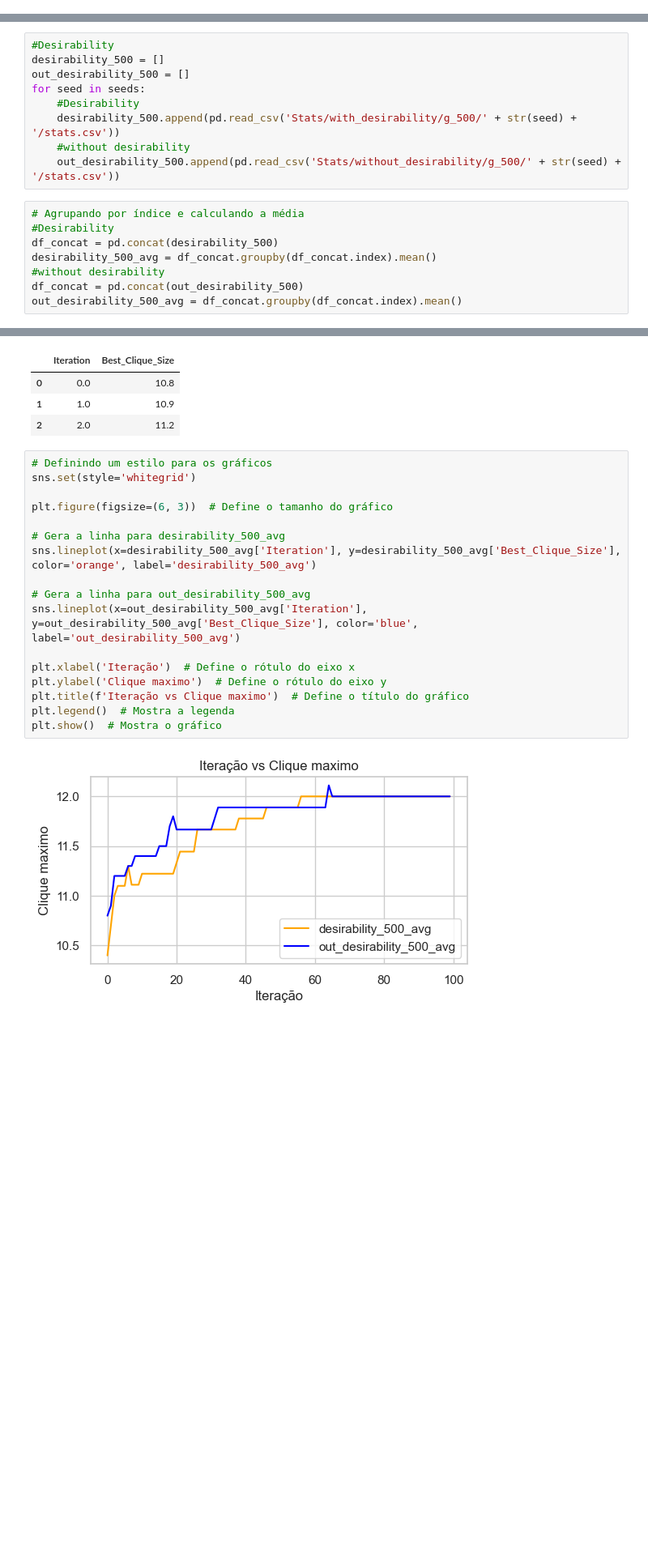
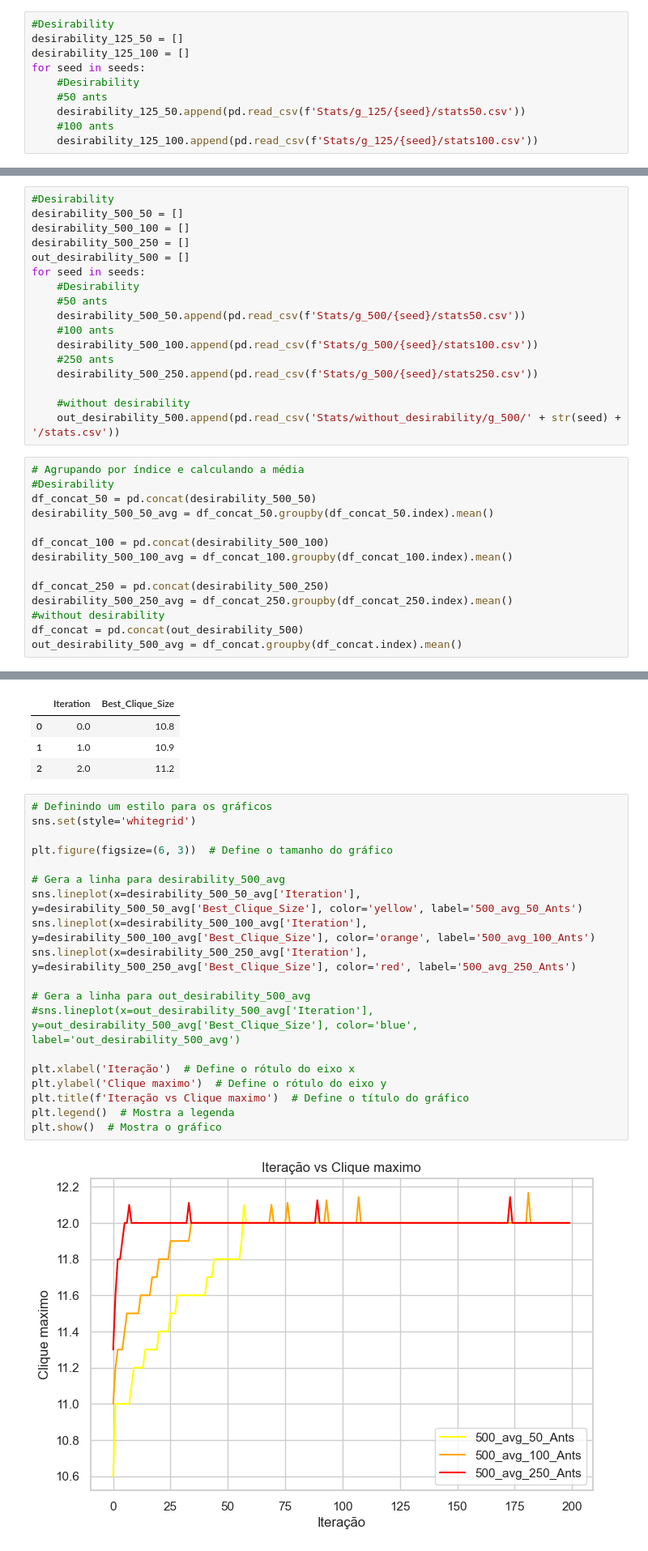
Before and after one commit to DiegoHMM/AntColonyOptimization, a Jupyter notebook: result_analisys.py.ipynb, the cells around one changed output, grey strips where cells are left out. Shown at 81% size. Cells and saved outputs as stored; diff of their text form; blank space fills up the shorter version.

```diff
--- a/result_analisys.py.ipynb
+++ b/result_analisys.py.ipynb
@@ -5,0 +10,10 @@ seeds = [57, 12, 89, 42, 76, 28, 63, 95, 51, 10]
+# %%
+#Desirability
+desirability_125_50 = []
+desirability_125_100 = []
+for seed in seeds:
+    #Desirability
+    #50 ants
+    desirability_125_50.append(pd.read_csv(f'Stats/g_125/{seed}/stats50.csv'))
+    #100 ants
+    desirability_125_100.append(pd.read_csv(f'Stats/g_125/{seed}/stats100.csv'))
@@ -7,18 +54,32 @@ seeds = [57, 12, 89, 42, 76, 28, 63, 95, 51, 10]
 # Graph 500
 # %%
 #Desirability
-desirability_500 = []
+desirability_500_50 = []
+desirability_500_100 = []
+desirability_500_250 = []
 out_desirability_500 = []
 for seed in seeds:
     #Desirability
-    desirability_500.append(pd.read_csv('Stats/with_desirability/g_500/' + str(seed) + '/stats.csv'))
+    #50 ants
+    desirability_500_50.append(pd.read_csv(f'Stats/g_500/{seed}/stats50.csv'))
+    #100 ants
+    desirability_500_100.append(pd.read_csv(f'Stats/g_500/{seed}/stats100.csv'))
+    #250 ants
+    desirability_500_250.append(pd.read_csv(f'Stats/g_500/{seed}/stats250.csv'))
+
     #without desirability
     out_desirability_500.append(pd.read_csv('Stats/without_desirability/g_500/' + str(seed) + '/stats.csv'))
 # %%
 # Agrupando por índice e calculando a média
 #Desirability
-df_concat = pd.concat(desirability_500)
-desirability_500_avg = df_concat.groupby(df_concat.index).mean()
+df_concat_50 = pd.concat(desirability_500_50)
+desirability_500_50_avg = df_concat_50.groupby(df_concat_50.index).mean()
+
+df_concat_100 = pd.concat(desirability_500_100)
+desirability_500_100_avg = df_concat_100.groupby(df_concat_100.index).mean()
+
+df_concat_250 = pd.concat(desirability_500_250)
+desirability_500_250_avg = df_concat_250.groupby(df_concat_250.index).mean()
 #without desirability
 df_concat = pd.concat(out_desirability_500)
 out_desirability_500_avg = df_concat.groupby(df_concat.index).mean()
@@ -39,21 +114,23 @@ out_desirability_500_avg.head(3)
 # %%
 # Definindo um estilo para os gráficos
 sns.set(style='whitegrid')
 
 plt.figure(figsize=(6, 3))  # Define o tamanho do gráfico
 
 # Gera a linha para desirability_500_avg
-sns.lineplot(x=desirability_500_avg['Iteration'], y=desirability_500_avg['Best_Clique_Size'], color='orange', label='desirability_500_avg')
+sns.lineplot(x=desirability_500_50_avg['Iteration'], y=desirability_500_50_avg['Best_Clique_Size'], color='yellow', label='500_avg_50_Ants')
+sns.lineplot(x=desirability_500_100_avg['Iteration'], y=desirability_500_100_avg['Best_Clique_Size'], color='orange', label='500_avg_100_Ants')
+sns.lineplot(x=desirability_500_250_avg['Iteration'], y=desirability_500_250_avg['Best_Clique_Size'], color='red', label='500_avg_250_Ants')
 
 # Gera a linha para out_desirability_500_avg
-sns.lineplot(x=out_desirability_500_avg['Iteration'], y=out_desirability_500_avg['Best_Clique_Size'], color='blue', label='out_desirability_500_avg')
+#sns.lineplot(x=out_desirability_500_avg['Iteration'], y=out_desirability_500_avg['Best_Clique_Size'], color='blue', label='out_desirability_500_avg')
 
 plt.xlabel('Iteração')  # Define o rótulo do eixo x
 plt.ylabel('Clique maximo')  # Define o rótulo do eixo y
 plt.title(f'Iteração vs Clique maximo')  # Define o título do gráfico
 plt.legend()  # Mostra a legenda
 plt.show()  # Mostra o gráfico
 # %% [output]
-[figure, old version]
+[figure, new version]
 # %% [markdown]
 # Graph 700
```
Also changed, not shown: parts of 16 cells of this notebook, 59 other files.
